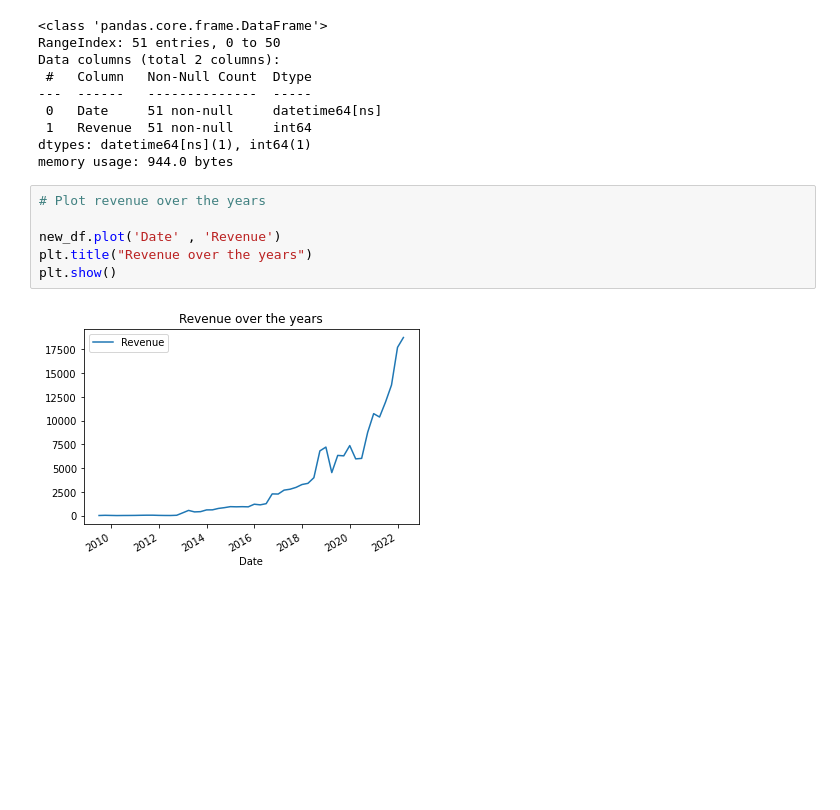
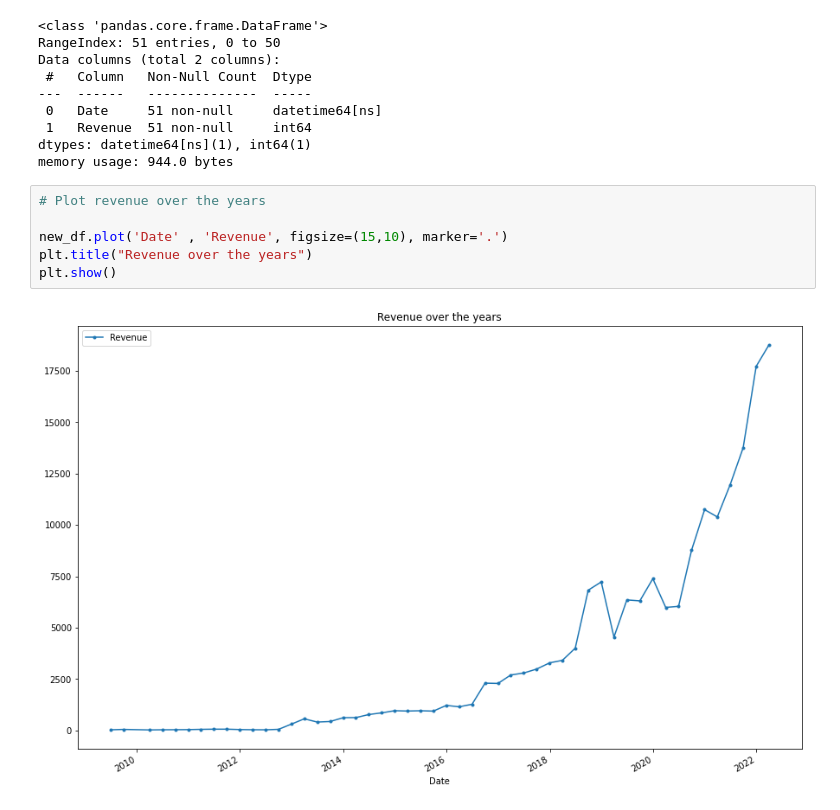
Before and after one commit to martina-nu/web-scraping-project-tutorial, a Jupyter notebook: src/exercise.ipynb, the cells around one changed output. Saved outputs shown, nothing was run; the diff lists cells and outputs as text; blank space fills up the shorter version.

```diff
--- a/src/exercise.ipynb
+++ b/src/exercise.ipynb
@@ -209,8 +211,8 @@ memory usage: 944.0 bytes
 # %%
 # Plot revenue over the years
 
-new_df.plot('Date' , 'Revenue')
+new_df.plot('Date' , 'Revenue', figsize=(15,10), marker='.')
 plt.title("Revenue over the years")
 plt.show()
 # %% [output]
-[figure, old version]
+[figure, new version]
```
Also changed, not shown: parts of 2 cells of this notebook, 1 other file.
